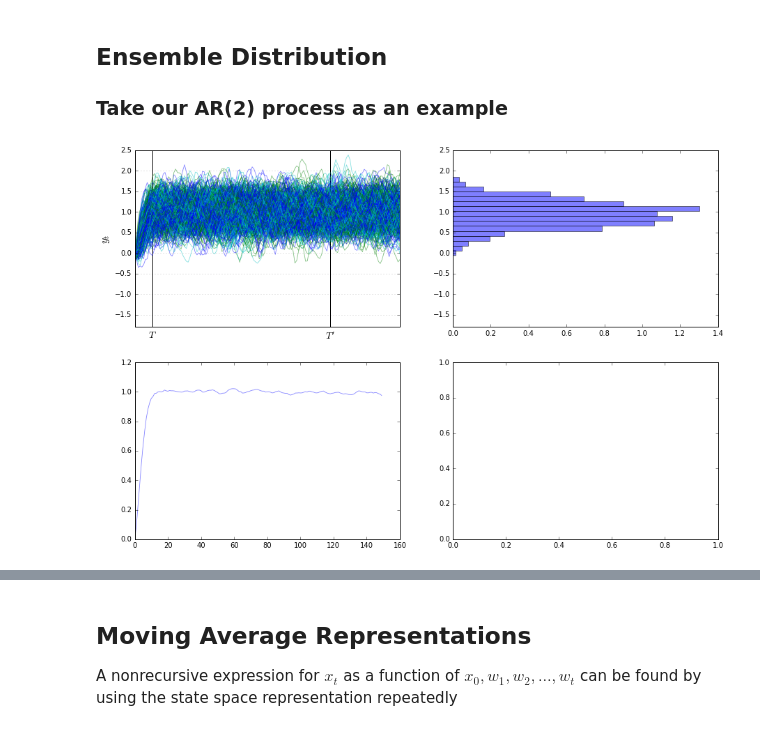
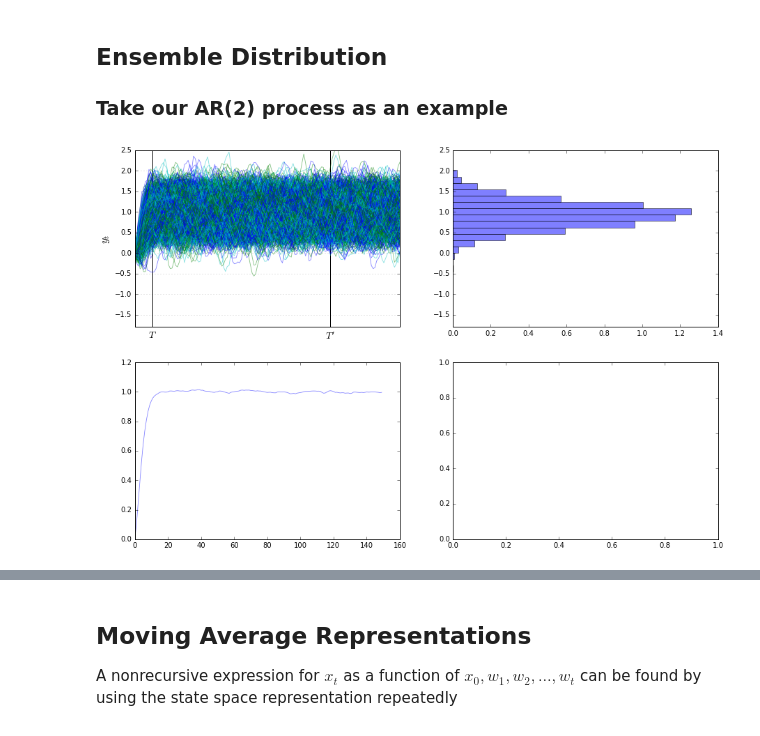
Before and after one commit to mmcky/nyu-econ-370, a Jupyter notebook: notebooks/Linear_state_space-version2.ipynb, the cells around one changed output, grey strips where cells are left out. Cells and saved outputs as stored; diff of their text form; code cells hidden in the pictures.

```diff
--- a/notebooks/Linear_state_space-version2.ipynb
+++ b/notebooks/Linear_state_space-version2.ipynb
@@ -325,7 +325,7 @@ import matplotlib.pyplot as plt
 # N: number of periods for the transition
 # std: st.d of innovation
 
-N = 50
+N = 5
 std = 1.0
 rho = -0.9
 
@@ -337,8 +337,9 @@ Simul_shock[0]=std
 Simul_y = np.zeros(N+1)
 
 # = Generate Data = #
-for i in range(N):
-    Simul_y[i+1] = rho*Simul_y[i]+Simul_shock[i]
+for i in range(1,N):
+    print(i)
+    Simul_y[i] = rho*Simul_y[i-1]+Simul_shock[i]
 
 
 # Plot the simulation
@@ -494,7 +499,7 @@ import matplotlib.pyplot as plt
 N = 50
 std = 1.0
 phi_0 = 0.0
-phi_1 = 1.8
+phi_1 = -1.8
 phi_2 = -0.81
 
 A = np.array(([1,0,0],[phi_0,phi_1,phi_2],[0,1,0]))
@@ -852,7 +857,7 @@ N = 100
 std = 1.0
 rho = 0.95
 alpha = 0.36
-delta = 1.0
+delta = 0.05
 
 
 phi_1 = (1-delta+delta*alpha)+rho
@@ -1066,7 +1071,7 @@ phi_1 = 1.4
 phi_2 = -0.5
 std = 0.1
 N = 150
-S = 520
+S = 2000
 
 # == Setup the simulation == #
 
@@ -1092,32 +1097,32 @@ ax.set_ylabel(r'$y_t$', fontsize=16)
 ax.vlines((T0, T1), ymin, ymax)
 ax.set_xticks((T0, T1))
 ax.set_xticklabels((r"$T$", r"$T'$"), fontsize=14)
 
 # = Generate Data and plot = #
 
 sample=[]
 mean_y=np.zeros(N)
 var_y=np.zeros(N)
 for j in range(S):
     Simul_shock = np.random.normal(0, std, N)
     Simul_x = np.zeros((N+1,3))
     Simul_x[0,:]=np.array([1,0,0])
     Simul_y = np.zeros(N)
     for i in range(0,N):
         Simul_x[i+1,:] = np.dot(A, Simul_x[i,:])+np.dot(C, Simul_shock[i])
         Simul_y[i] = np.dot(G, Simul_x[i,:])
         mean_y[i]=mean_y[i]+Simul_y[i]/S
     sample.append(Simul_y[T0])
     rcolor = random.choice(('c', 'g', 'b'))
     ax.plot(Simul_y, color=rcolor, lw=0.8, alpha=0.5)
 
 axes[0,1].set_ylim(ymin, ymax)
 axes[0,1].hist(sample, bins=16, normed=True, orientation='horizontal', alpha=0.5)
 axes[1,0].plot(mean_y, 'b-', lw=0.8, alpha=0.5)
 plt.show()
 
 # = Use function to compute the unconditional moments = #
 
-mu_y,Sigma_y,mu_x,Sigma_x = unconditional_moments(A, C_matrix, G, mu_0, Sigma_0, T0)
+#mu_y,Sigma_y,mu_x,Sigma_x = unconditional_moments(A, C_matrix, G, mu_0, Sigma_0, T0)
 # %% [output]
-[figure, old version]
+[figure, new version]
```
Also changed, not shown: parts of 7 cells of this notebook.
